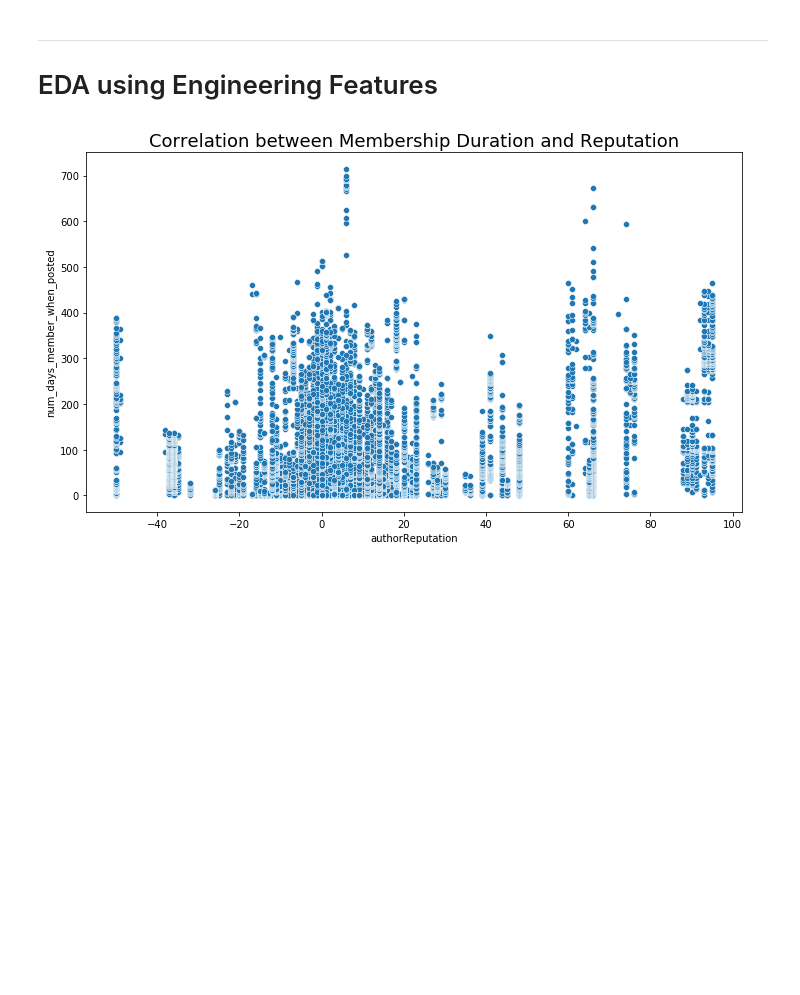
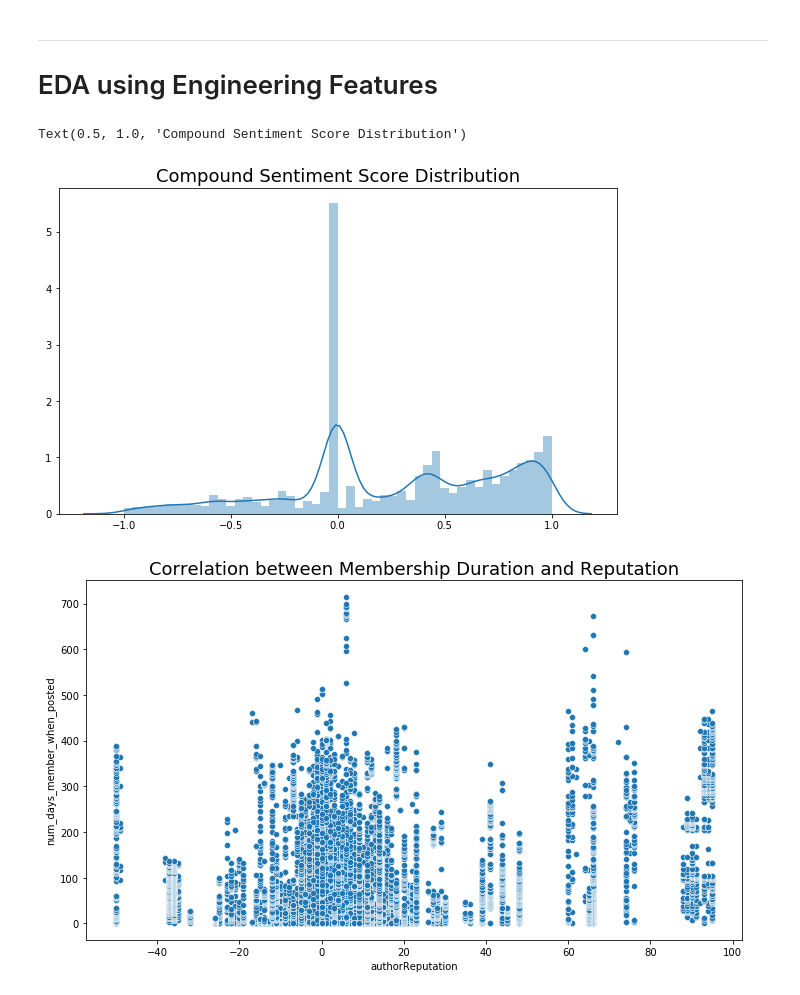
Before and after one commit to Morgan-Sell/darknet-economics, a Jupyter notebook: wallstreet_feat_eng_eda.ipynb, the cells around one changed output. Drawn from its saved outputs; the diff is of its cells as text; code cells hidden in the pictures; blank space fills up the shorter version.

Commit message:
Created sentiment time-series analysis visualizations. Updating KMeans visualizations.

```diff
--- a/wallstreet_feat_eng_eda.ipynb
+++ b/wallstreet_feat_eng_eda.ipynb
@@ -189,6 +189,18 @@ wallstreet_v2.to_csv('data/wallstreet_master.csv', index=False)
 # %% [markdown]
 ---
 # EDA using Engineering Features
+# %%
+wallstreet_import = pd.read_csv('data/wallstreet_master.csv', engine='python')
+# %%
+fig, ax = plt.subplots(figsize=(10,6))
+
+data = wallstreet_import['compound_sentiment'].values
+
+ax = sns.distplot(data, bins=50)
+ax.set_title('Compound Sentiment Score Distribution', fontsize=18)
+# %% [output]
+Text(0.5, 1.0, 'Compound Sentiment Score Distribution')
+[figure, added]
 # %%
 rep_limit = 500
 excl_rep_outliers = wallstreet_v2[wallstreet_v2['authorReputation'] < rep_limit]
```
Also changed, not shown: parts of 1 cell of this notebook, 3 other files.
